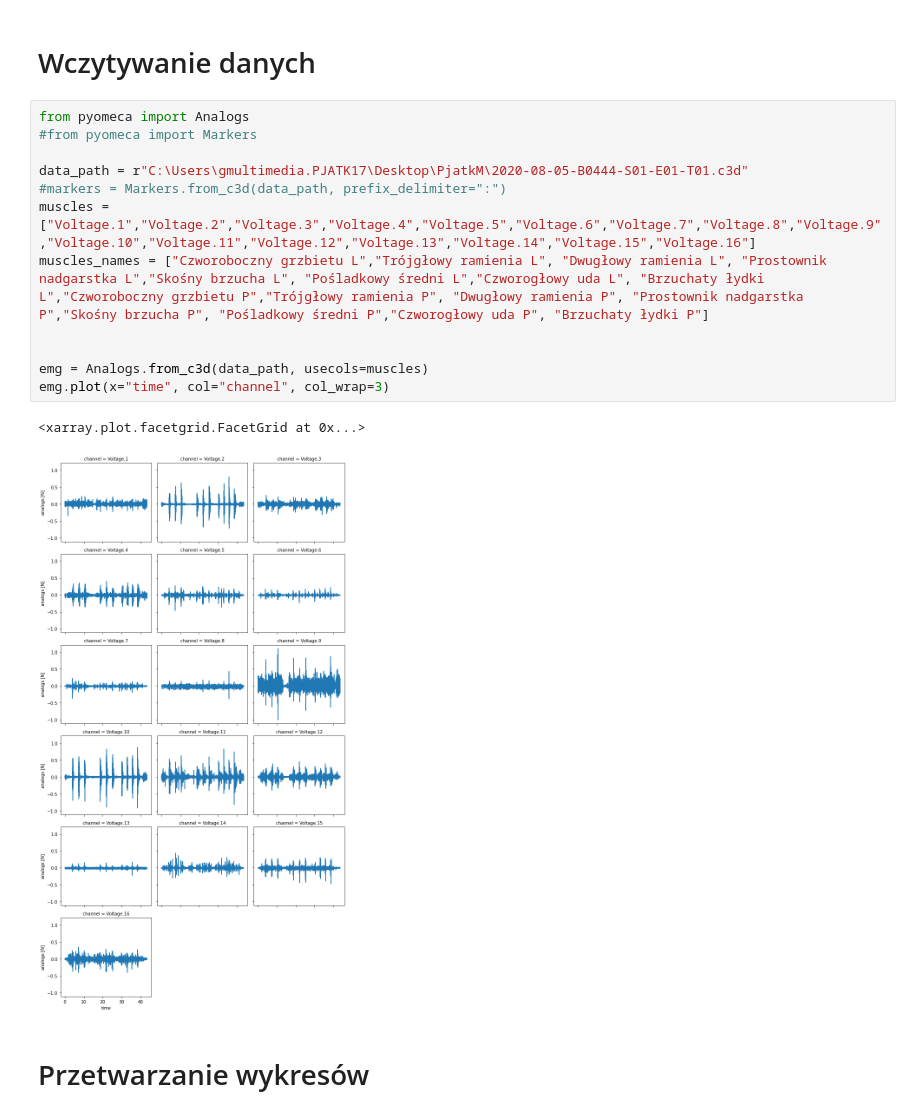
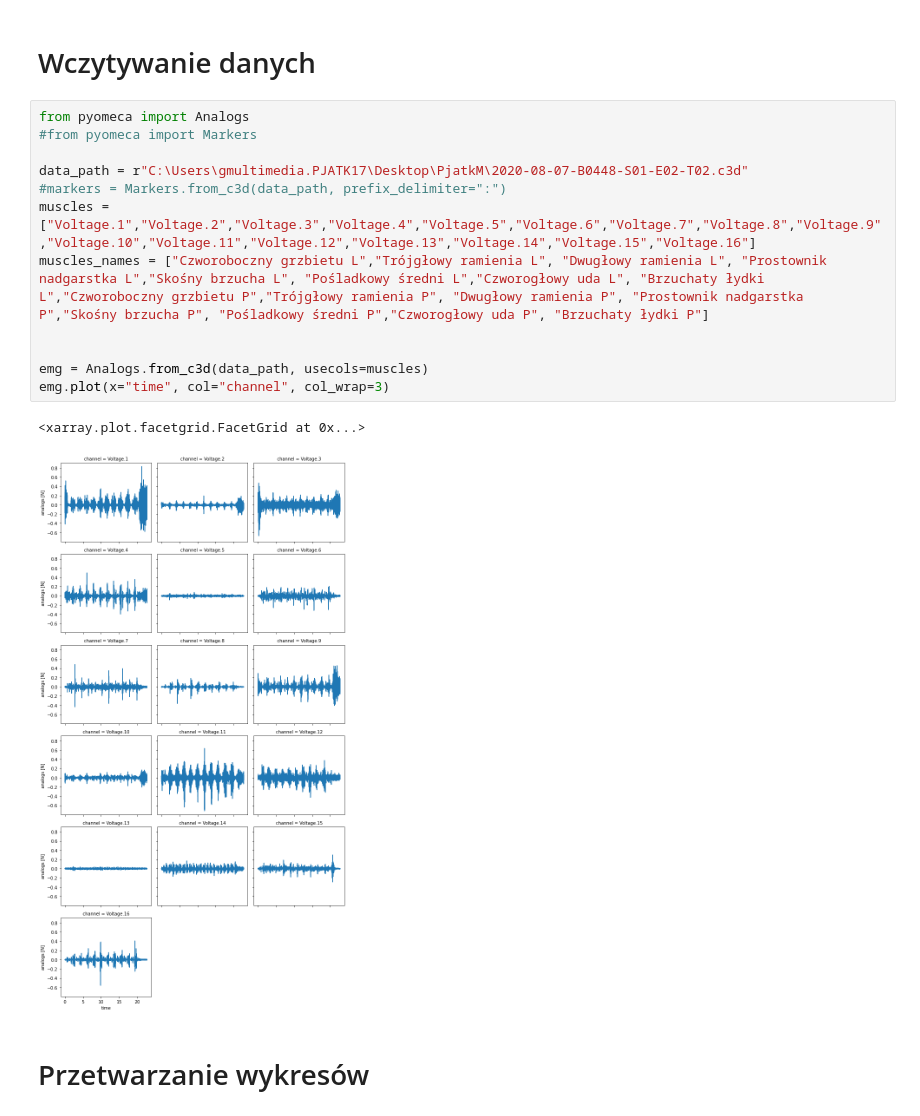
Before and after one commit to ossesek/Praktyki, a Jupyter notebook: odczytEMG.ipynb, the cells around one changed output. Saved outputs shown, nothing was run; the diff lists cells and outputs as text.

```diff
--- a/odczytEMG.ipynb
+++ b/odczytEMG.ipynb
@@ -11,18 +11,18 @@ from tqdm import tqdm
 # %%
 from pyomeca import Analogs
 #from pyomeca import Markers
 
-data_path = r"C:\Users\gmultimedia.PJATK17\Desktop\PjatkM\2020-08-05-B0444-S01-E01-T01.c3d"
+data_path = r"C:\Users\gmultimedia.PJATK17\Desktop\PjatkM\2020-08-07-B0448-S01-E02-T02.c3d"
 #markers = Markers.from_c3d(data_path, prefix_delimiter=":")
 muscles = ["Voltage.1","Voltage.2","Voltage.3","Voltage.4","Voltage.5","Voltage.6","Voltage.7","Voltage.8","Voltage.9","Voltage.10","Voltage.11","Voltage.12","Voltage.13","Voltage.14","Voltage.15","Voltage.16"]
 muscles_names = ["Czworoboczny grzbietu L","Trójgłowy ramienia L", "Dwugłowy ramienia L", "Prostownik nadgarstka L","Skośny brzucha L", "Pośladkowy średni L","Czworogłowy uda L", "Brzuchaty łydki L","Czworoboczny grzbietu P","Trójgłowy ramienia P", "Dwugłowy ramienia P", "Prostownik nadgarstka P","Skośny brzucha P", "Pośladkowy średni P","Czworogłowy uda P", "Brzuchaty łydki P"]
 
 
 emg = Analogs.from_c3d(data_path, usecols=muscles)
 emg.plot(x="time", col="channel", col_wrap=3)
 # %% [output]
 <xarray.plot.facetgrid.FacetGrid at 0x...>
-[figure, old version]
+[figure, new version]
 # %% [markdown]
 # Przetwarzanie wykresów
 # %%
```
Also changed, not shown: parts of 7 cells of this notebook.
